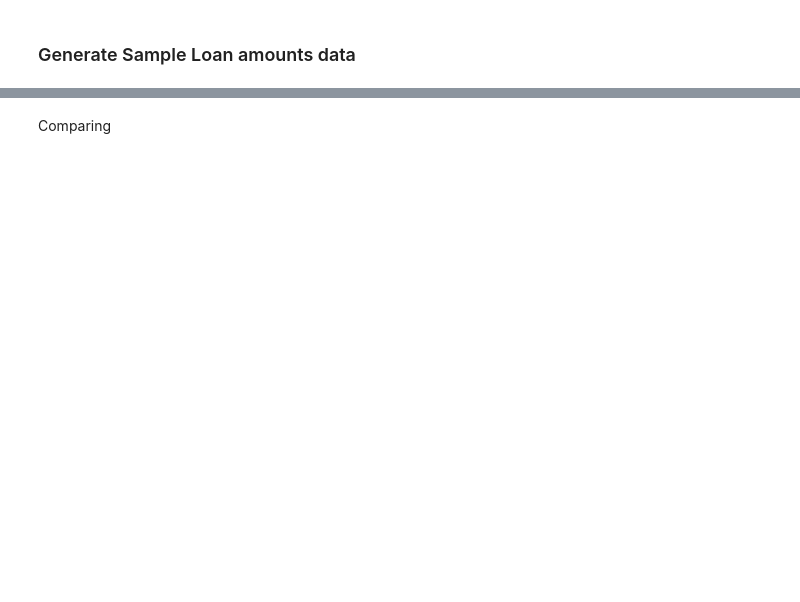
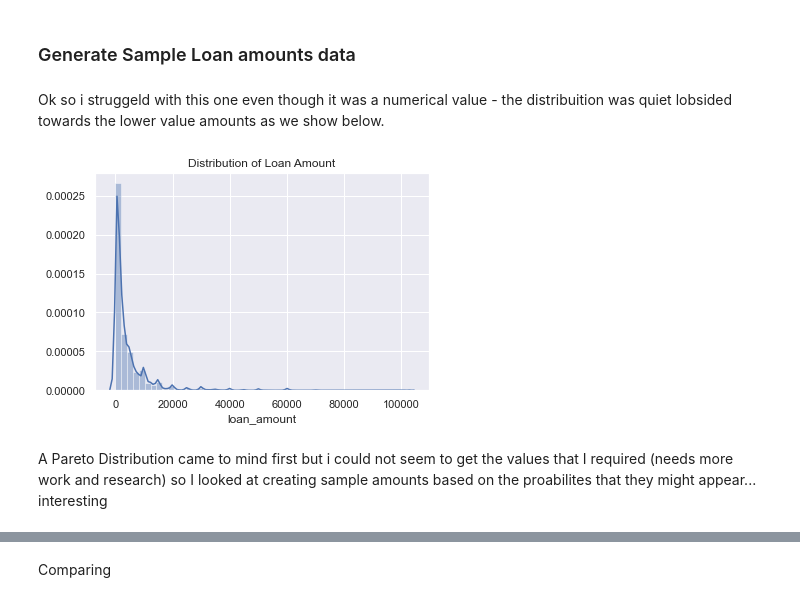
Before and after one commit to brendantipp/sem2_prog_data_analysis_project, a Jupyter notebook: product_analysis.ipynb, the cells around one changed output, grey strips where cells are left out. Drawn from its saved outputs; the diff is of its cells as text; code cells hidden in the pictures; blank space fills up the shorter version.

```diff
--- a/product_analysis.ipynb
+++ b/product_analysis.ipynb
@@ -715,0 +730,12 @@ sample_loan_amounts_prob =dict(df['loan_amount'].value_counts(True))
+# %% [markdown]
+Ok so i struggeld with this one even though it was a numerical value - the distribuition was quiet lobsided towards the lower value amounts as we show below.
+# %%
+#create a seaborn displot to visualise the distribution
+sns.distplot(df["loan_amount"]);
+plt.title("Distribution of Loan Amount")
+#give the plot a title
+plt.show()
+# %% [output]
+[figure, added]
+# %% [markdown]
+A Pareto Distribution came to mind first but i could not seem to get the values that I required (needs more work and research) so I looked at creating sample amounts based on the proabilites that they might appear... interesting
```
Also changed, not shown: parts of 29 cells of this notebook.
